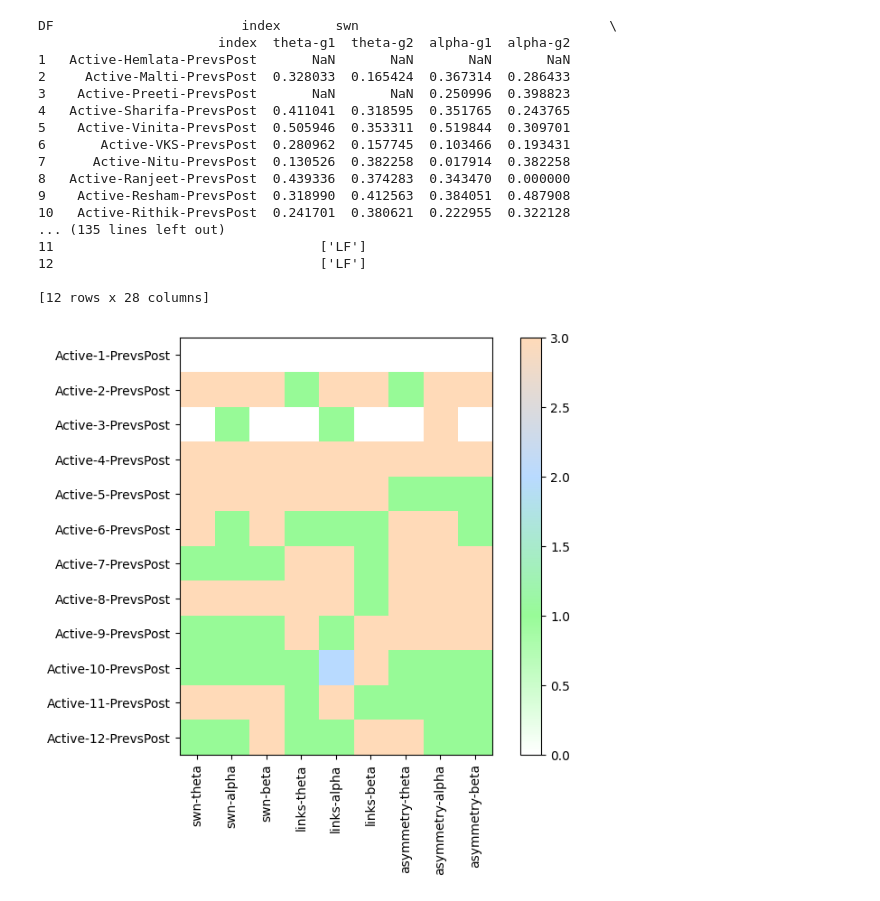
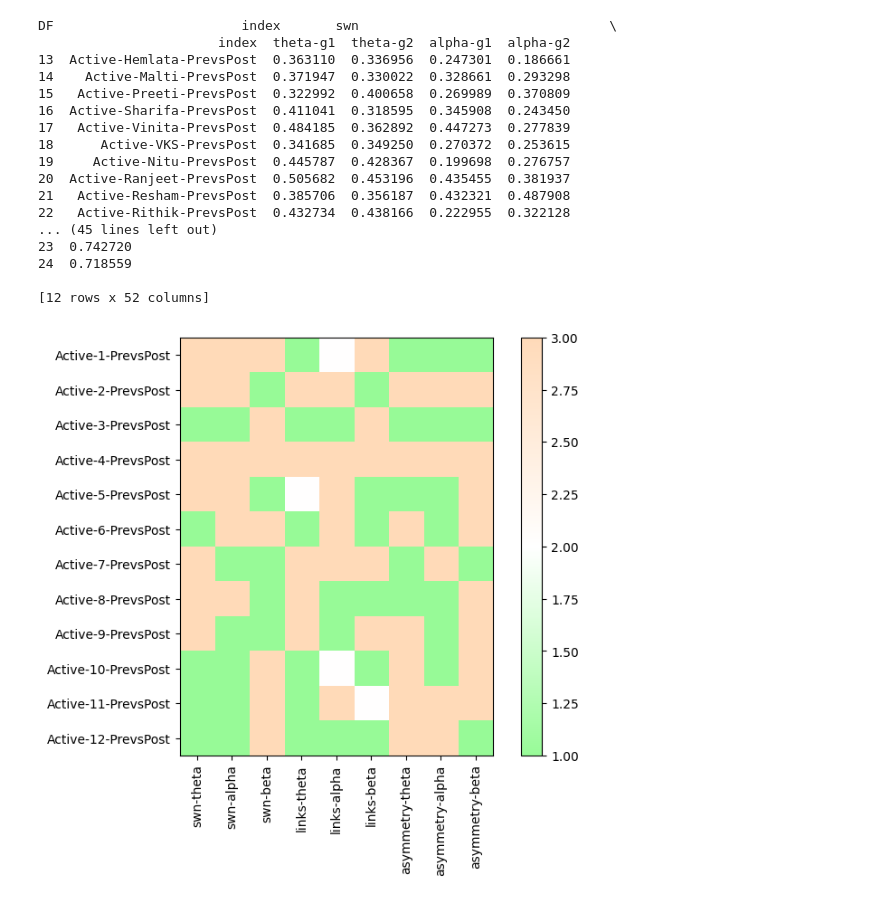
Before and after one commit to vishwanisingh/Depression-tDCS-Analysis, a Jupyter notebook: script-table-to-color-map.ipynb, the cells around one changed output. Drawn from its saved outputs; the diff is of its cells as text; code cells hidden in the pictures.

```diff
--- a/script-table-to-color-map.ipynb
+++ b/script-table-to-color-map.ipynb
@@ -11,18 +11,19 @@ import seaborn as sns
 ACTIVE_SHAM = 'Active'
 GROUP1 = 'PRE'
 GROUP2 = 'POST'
+N = 32
 mapping = {0: 'theta', 1: 'alpha', 2: 'beta'}
 # %%
-existing_file = f"comparison-results/result-{ACTIVE_SHAM}.xlsx"
+existing_file = f"comparison-results/result-2-{ACTIVE_SHAM}.xlsx"
 df = pd.read_excel(existing_file, header=[0,1])
 
-df_without_rows = df.drop(df.index[0:len(df)//2-5])
-df_without_columns = df_without_rows.drop(df_without_rows.columns[0:len(df)//2-5], axis=1)
+df_without_rows = df.drop(df.index[0:len(df)//2+1])
+df_without_columns = df_without_rows.drop(df_without_rows.columns[0:len(df)//2], axis=1)
 df = df_without_columns
 print("DF", df)
 
-colors = [(1, 1, 1), (0.596, 0.984, 0.596),  (0.725, 0.855, 1.000), (1.000, 0.855, 0.725)] # white, green, blue, red
-values = [0, 1, 2, 3]
+colors = [(0.596, 0.984, 0.596), (1,1,1), (1.000, 0.855, 0.725)] # white, green, blue (0.725, 0.855, 1.000),, red
+values = [1, 2, 3]
 cmap = mcolors.LinearSegmentedColormap.from_list("Custom", colors, N=256)
 
 # 0 : If swi values NaN ----- white
@@ -30,74 +31,74 @@ cmap = mcolors.LinearSegmentedColormap.from_list("Custom", colors, N=256)
 # 2 : If post swi == pre swi, |post links - pre links| < 3, post asymmetry == pre asymmetry ---- blue
 # 3 : If post swi < pre swi, post links < pre links, post asymmetry > pre asymmetry ----- red
 
-condition_matrix = np.zeros((len(df), (len(df.columns)-10) // 2))
+condition_matrix = np.zeros((len(df), (len(df.columns)-N-1) // 2))
 for j in range(len(df)): # rows
     insignificant_bands  = []
-    for i in range(1, len(df.columns)-10, 2): # cols
+    for i in range(1, len(df.columns)-N, 2): # cols
         # SWN
         if i in range(1,6):
-            if np.isnan(df.iloc[j, i]):
-                condition_matrix[j, i // 2] = 0 # white
+            if np.isnan(df.iloc[j, i]) or np.isnan(df.iloc[j, i+1]):
+                condition_matrix[j, i // 2] = 2 # white
                 insignificant_bands.append(i)
             # else:
             elif df.iloc[j, i] < df.iloc[j, i + 1]:
                 condition_matrix[j, i // 2] = 1 # green
-            elif np.abs(df.iloc[j, i] - df.iloc[j, i + 1]) == 0:
-                condition_matrix[j, i // 2] = 2 # blue
+            elif np.abs(df.iloc[j, i] - df.iloc[j, i + 1]) <= 0:
+                condition_matrix[j, i // 2] = 2 # white
                 # insignificant_bands.append(i)
             else:
                 condition_matrix[j, i // 2] = 3 # red
         # LINKS
         elif i in range(6,12):
-            if i-6 in insignificant_bands:
-                condition_matrix[j, i // 2] = 0 # white
-            elif np.abs(df.iloc[j, i] - df.iloc[j, i + 1]) <= 3: # links difference <= 5
+            # if i-6 in insignificant_bands:
+            #     condition_matrix[j, i // 2] = 0 # white
+            if np.abs(df.iloc[j, i] - df.iloc[j, i + 1]) <= 3: # links difference <= 5
                 condition_matrix[j, i // 2] = 2 # blue
             elif df.iloc[j, i] < df.iloc[j, i + 1]:
                 condition_matrix[j, i // 2] = 1 # green
             else:
                 condition_matrix[j, i // 2] = 3 # red
         # ASYMMETRY
         elif i in range(12,18):
-            if i-12 in insignificant_bands:
-                condition_matrix[j, i // 2] = 0 # white
+            # if i-12 in insignificant_bands:
+            #     condition_matrix[j, i // 2] = 0 # white
             # else:
-            elif np.abs(df.iloc[j, i] - 1) > np.abs(df.iloc[j, i+1] - 1):
+            if np.abs(df.iloc[j, i] - 1) > np.abs(df.iloc[j, i+1] - 1):
                 condition_matrix[j, i//2] = 1 # green
-            elif np.abs(df.iloc[j, i] - 1) == np.abs(df.iloc[j, i+1] - 1):
+            elif np.abs(np.abs(df.iloc[j, i] - 1) - np.abs(df.iloc[j, i+1] - 1)) <= 0:
                 condition_matrix[j, i//2] = 2 # blue
             else:
                 condition_matrix[j, i//2] = 3 # red
 
 
-lis = [f"{df.columns[i][0]}-{df.columns[i][1].split('-')[0]}" for i in range(1, len(df.columns)-10, 2)]
+lis = [f"{df.columns[i][0]}-{df.columns[i][1].split('-')[0]}" for i in range(1, len(df.columns)-N-1, 2)]
 y_list = [f"{elem.split('-')[0]}-{i+1}-{elem.split('-')[-1]}" for i, elem in enumerate(list(df.iloc[:, 0]))]
 
 plt.figure(figsize=(8, 6))
 plt.imshow(condition_matrix, cmap=cmap)
-plt.xticks(range(((len(df.columns)-10)// 2)), lis, rotation='vertical')
+plt.xticks(range(((len(df.columns)-N-1)// 2)), lis, rotation='vertical')
 plt.yticks(range(len(df)), y_list)
 plt.colorbar()
 plt.show()
 # %% [output]
 DF                        index       swn                                \
                        index  theta-g1  theta-g2  alpha-g1  alpha-g2
-1   Active-Hemlata-PrevsPost       NaN       NaN       NaN       NaN
-2     Active-Malti-PrevsPost  0.328033  0.165424  0.367314  0.286433
-3    Active-Preeti-PrevsPost       NaN       NaN  0.250996  0.398823
-4   Active-Sharifa-PrevsPost  0.411041  0.318595  0.351765  0.243765
-5    Active-Vinita-PrevsPost  0.505946  0.353311  0.519844  0.309701
-6       Active-VKS-PrevsPost  0.280962  0.157745  0.103466  0.193431
-7      Active-Nitu-PrevsPost  0.130526  0.382258  0.017914  0.382258
-8   Active-Ranjeet-PrevsPost  0.439336  0.374283  0.343470  0.000000
-9    Active-Resham-PrevsPost  0.318990  0.412563  0.384051  0.487908
-10   Active-Rithik-PrevsPost  0.241701  0.380621  0.222955  0.322128
-... (135 lines left out)
-11                                  ['LF']
-12                                  ['LF']
+13  Active-Hemlata-PrevsPost  0.363110  0.336956  0.247301  0.186661
+14    Active-Malti-PrevsPost  0.371947  0.330022  0.328661  0.293298
+15   Active-Preeti-PrevsPost  0.322992  0.400658  0.269989  0.370809
+16  Active-Sharifa-PrevsPost  0.411041  0.318595  0.345908  0.243450
+17   Active-Vinita-PrevsPost  0.484185  0.362892  0.447273  0.277839
+18      Active-VKS-PrevsPost  0.341685  0.349250  0.270372  0.253615
+19     Active-Nitu-PrevsPost  0.445787  0.428367  0.199698  0.276757
+20  Active-Ranjeet-PrevsPost  0.505682  0.453196  0.435455  0.381937
+21   Active-Resham-PrevsPost  0.385706  0.356187  0.432321  0.487908
+22   Active-Rithik-PrevsPost  0.432734  0.438166  0.222955  0.322128
+... (45 lines left out)
+23  0.742720
+24  0.718559
 
-[12 rows x 28 columns]
+[12 rows x 52 columns]
-[figure, old version]
+[figure, new version]
 # %%
 # existing_file = f"comparison-results/result-Active.xlsx"
 # df = pd.read_excel(existing_file, header=[0,1])
```
Also changed, not shown: parts of 2 cells of this notebook, 4 other files.
